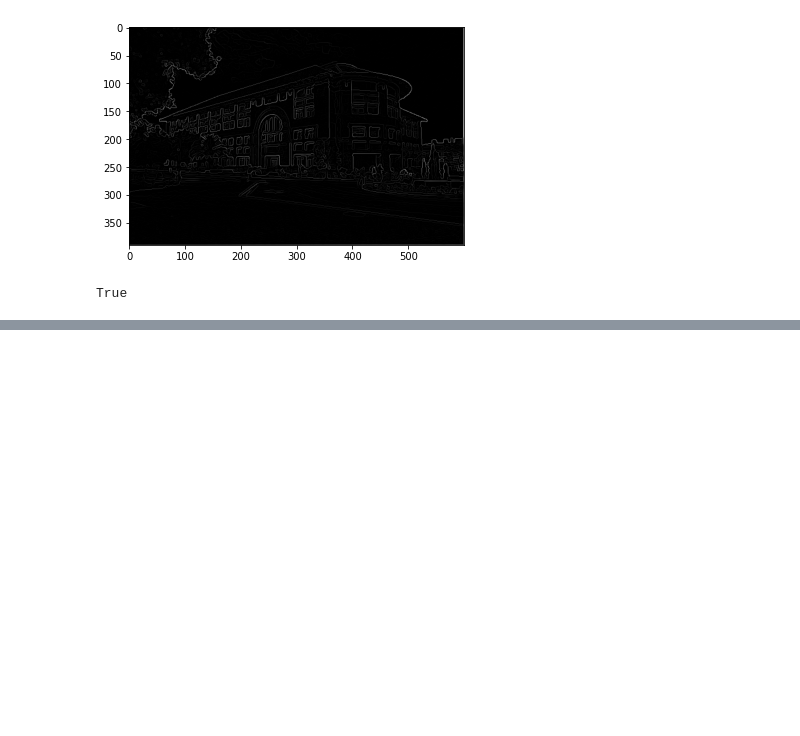
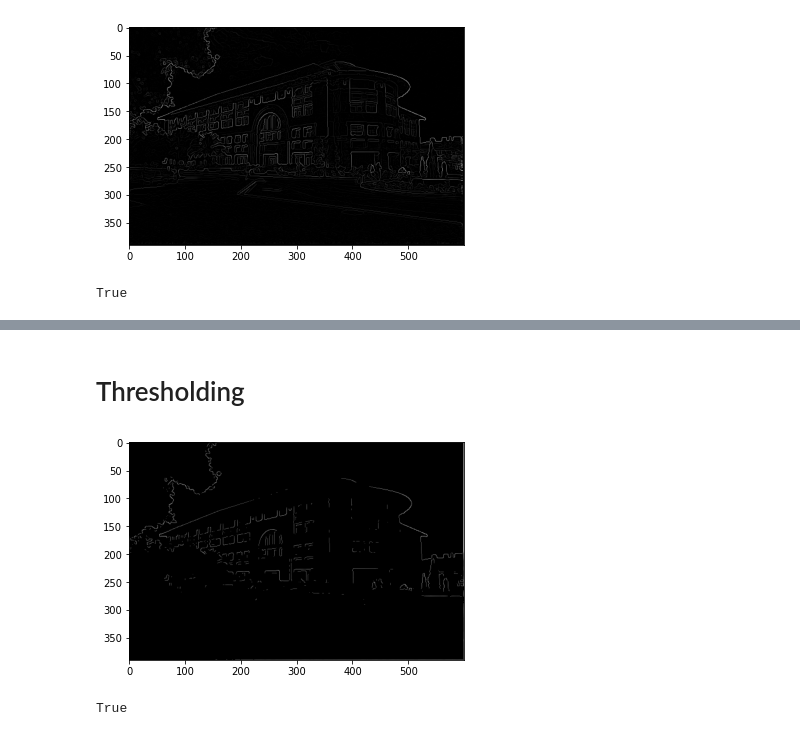
Before and after one commit to ghanbarzadeh/Course_MachineVision_2021, a Jupyter notebook: CHW1.ipynb, the cells around one changed output, grey strips where cells are left out. Drawn from its saved outputs; the diff is of its cells as text; code cells hidden in the pictures; blank space fills up the shorter version.

```diff
--- a/CHW1.ipynb
+++ b/CHW1.ipynb
@@ -21,6 +21,7 @@ import cv2
 import matplotlib.pyplot as plt
 # %%
 img = cv2.imread('/content/gates.png', cv2.IMREAD_GRAYSCALE)
+h, w = img.shape
 plt.imshow(img, cmap="gray")
 plt.show()
 # %% [output]
@@ -29,19 +30,15 @@ plt.show()
 # Smoothing
 # %%
 def smooth_image(image):
-    h, w = image.shape
     kernel = np.array([[2, 4, 5, 4, 2],
                        [4, 9, 12 ,9, 4],
                        [5, 12, 15, 12, 5],
                        [4, 9, 12, 9, 4],
                        [2, 4, 5, 4, 2]]) / 159.0
-    # Padding
-    padded_image = np.zeros((h+4, w+4))
-    padded_image[2:-2,2:-2] = image[:,:]
-    new_image = np.zeros((h, w))
-    for x in range(h):
-        for y in range(w):
-            new_image[x, y] = np.sum(padded_image[x:x+5, y:y+5] * kernel)
+    new_image = np.array(image)
+    for x in range(2, h-4):
+        for y in range(2, w-4):
+            new_image[x, y] = np.sum(image[x:x+5, y:y+5] * kernel)
     return new_image
 
 smoothed_image = smooth_image(img)
@@ -144,0 +130,18 @@ True
+# %% [markdown]
+# Thresholding
+# %%
+def thresholding(image):
+    threshold = 200
+    new_image = np.array(image)
+    new_image[image<threshold] = 0
+    return new_image
+
+image_threshold = thresholding(image_NMS)
+
+plt.imshow(image_threshold, cmap="gray")
+plt.show()
+
+cv2.imwrite("image_threshold.png", image_threshold)
+# %% [output]
+[figure, added]
+True
```
Also changed, not shown: parts of 9 cells of this notebook.
